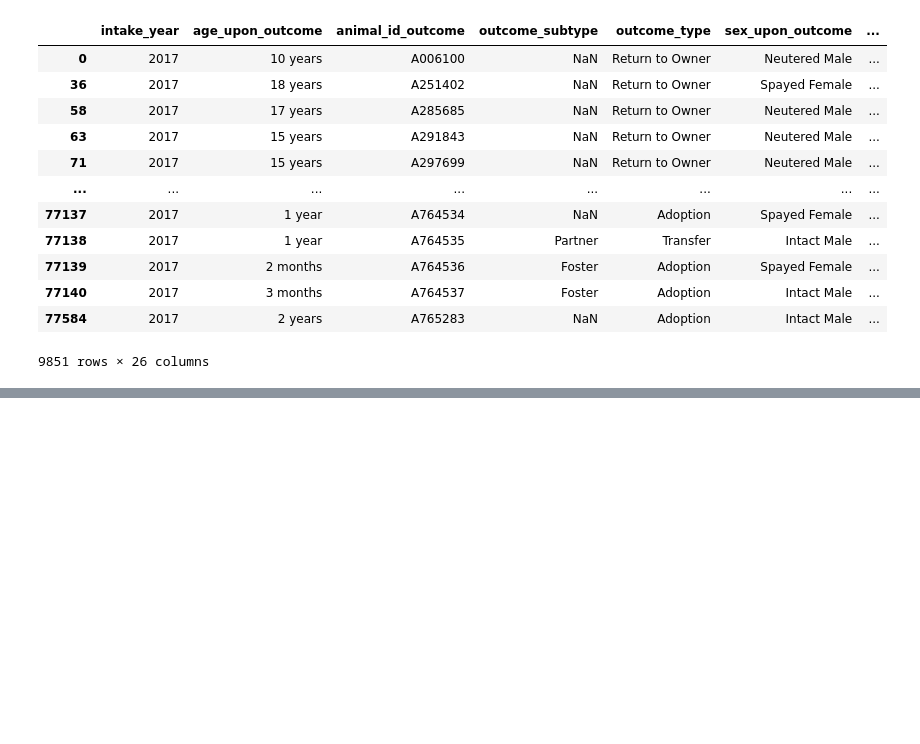
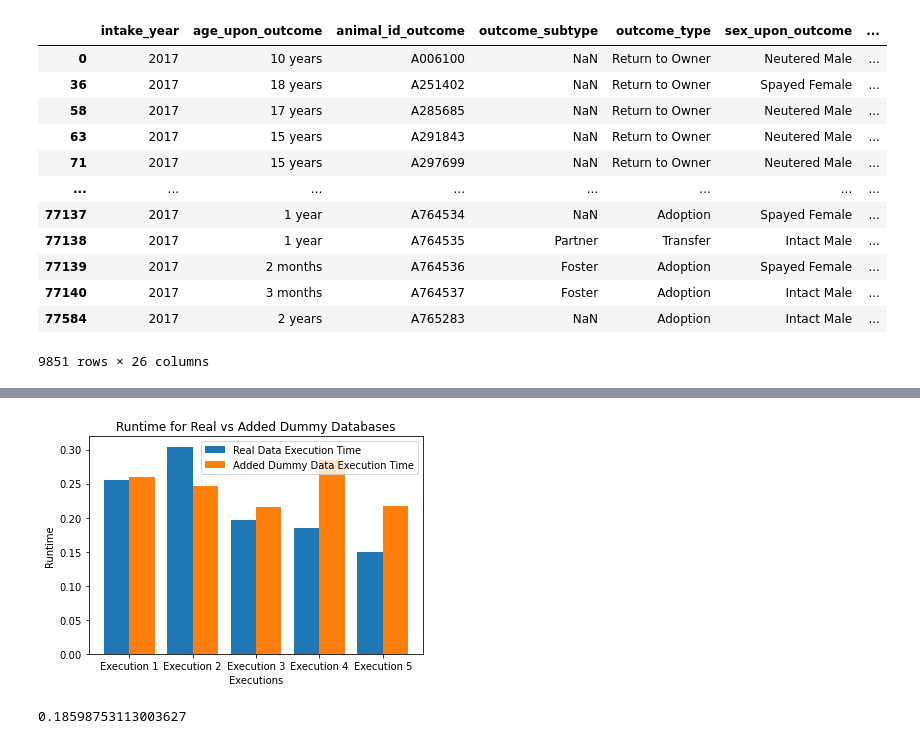
Before and after one commit to asacheti/AnimalShelterSideChannelsAttack, a Jupyter notebook: implementation-Copy1.ipynb, the cells around one changed output, grey strips where cells are left out. Cells and saved outputs as stored; diff of their text form; code cells hidden in the pictures; blank space fills up the shorter version.

```diff
--- a/implementation-Copy1.ipynb
+++ b/implementation-Copy1.ipynb
@@ -204,0 +312,45 @@ data
+# %%
+query3_real_times = []
+query3_dummy_times = []
+
+
+for i in range(5):
+    t0 = time.time()
+    sqldf(query3_real)
+    t1 = time.time()
+
+    q3r_time = t1 - t0
+
+    t0 = time.time()
+    sqldf(query3_dummied)
+    t1 = time.time()
+
+    q3d_time = t1 - t0
+
+    query3_real_times.append(q3r_time)
+    query3_dummy_times.append(q3d_time)
+
+
+X_axis = np.arange(len(x))
+
+plt.bar(X_axis - 0.2, query3_real_times, 0.4, label = 'Real Data Execution Time')
+plt.bar(X_axis + 0.2, query3_dummy_times, 0.4, label = 'Added Dummy Data Execution Time')
+
+plt.xticks(X_axis, x)
+plt.xlabel("Executions")
+plt.ylabel("Runtime")
+plt.title("Runtime for Real vs Added Dummy Databases")
+plt.legend()
+plt.show()
+# %% [output]
+[figure, added]
+# %%
+#Average Runtime Percent Difference
+total_pct = 0
+for i in range(5):
+    pct = (query3_dummy_times[i] - query3_real_times[i]) / query3_real_times[i]
+    total_pct += pct
+
+total_pct/5
+# %% [output]
+0.18598753113003627
```
Also changed, not shown: parts of 11 cells of this notebook.
